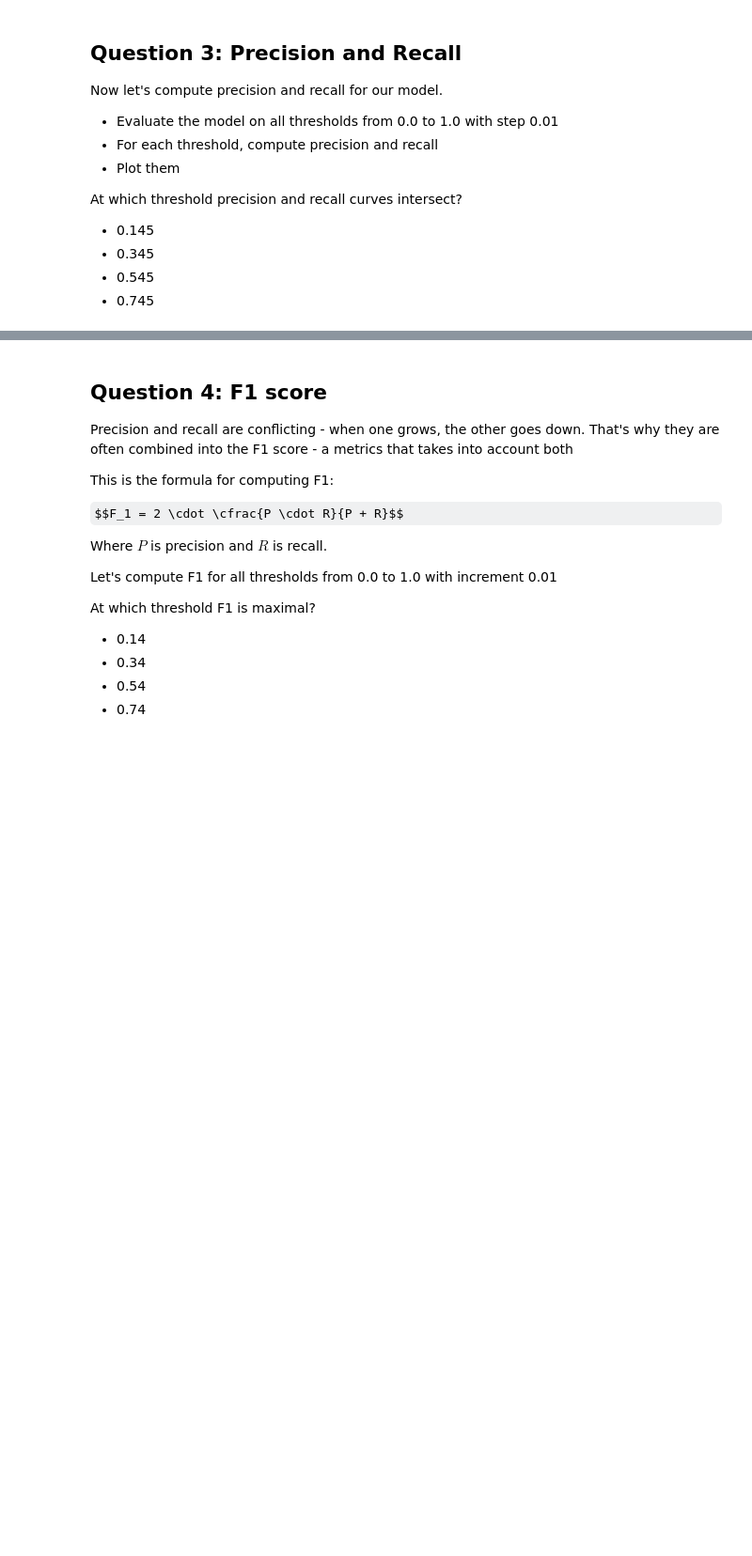
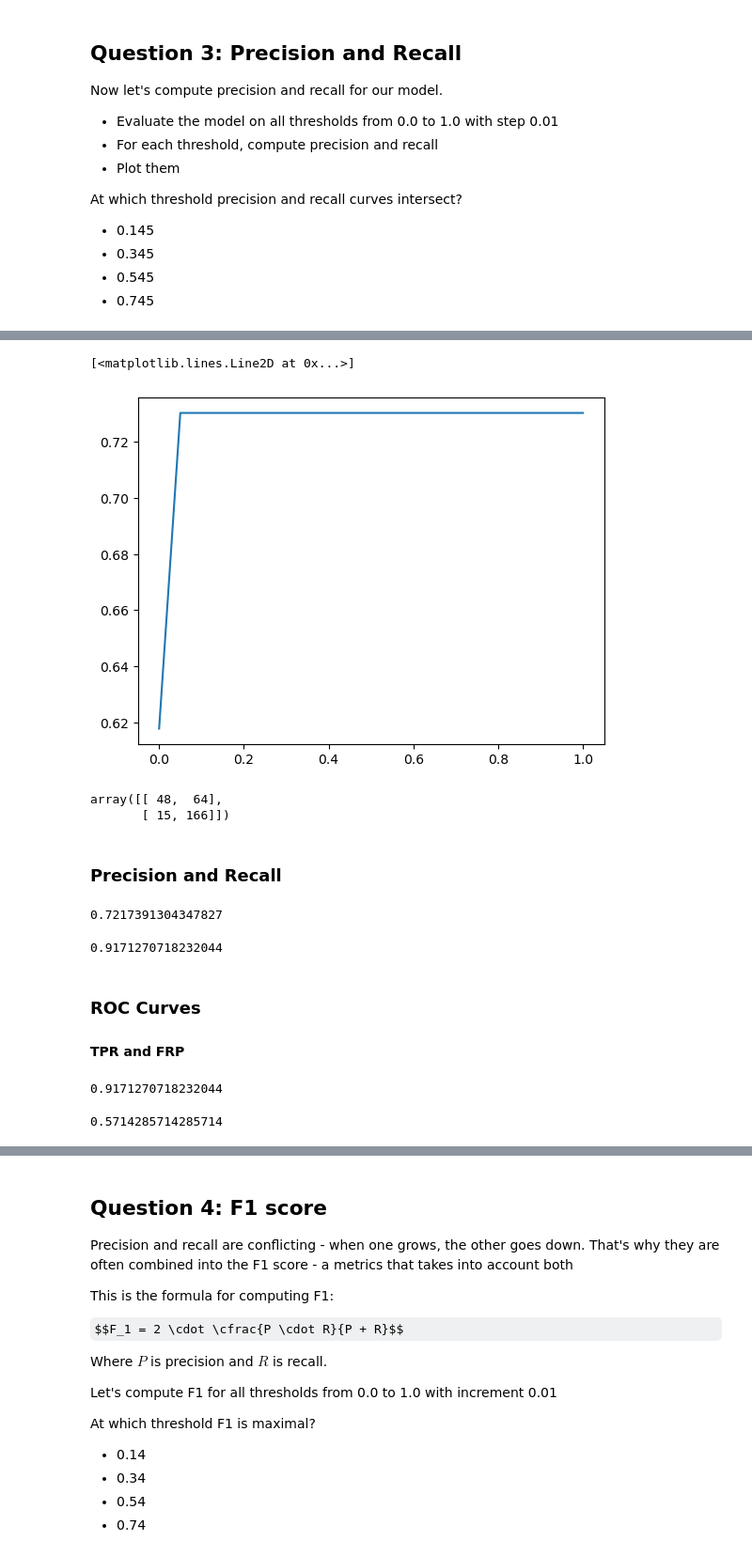
Before and after one commit to rosa-lpz/machine-learning-zoomcamp-homework, a Jupyter notebook: 04-evaluation/homework-04.ipynb, the cells around one changed output, grey strips where cells are left out. Shown at 94% size. Cells and saved outputs as stored; diff of their text form; code cells hidden in the pictures; some formulas as TeX source; blank space fills up the shorter version.

```diff
--- a/04-evaluation/homework-04.ipynb
+++ b/04-evaluation/homework-04.ipynb
@@ -228,0 +229,6 @@ What's the AUC of this model on the validation dataset? (round to 3 digits)
+# %%
+# Initialization of logistic regression model
+model = LogisticRegression(solver='liblinear', C=1.0, max_iter=1000)
+
+# Train model
+model.fit(X_train, y_train)
@@ -228,0 +251,12 @@ What's the AUC of this model on the validation dataset? (round to 3 digits)
+# %%
+# Predict on the validation data
+y_pred = model.predict(X_val)
+
+# Evaluate accuracy
+accuracy_val = accuracy_score(y_val, y_pred)
+
+# auc
+auc_val = roc_auc_score(y_val, y_pred)
+
+print(f"Accuracy: {round(accuracy_val,2)}")
+print(f"AUC: {round(auc_val,3)}")
@@ -241,3 +278,12 @@ At which threshold precision and recall curves intersect?
 * 0.345
 * 0.545
 * 0.745
+# %%
+thresholds = np.linspace(0, 1, 21)
+
+scores = []
+
+for t in thresholds:
+    score = accuracy_score(y_val, y_pred >= t)
+    print('%.2f %.3f' % (t, score))
+    scores.append(score)
@@ -243,0 +308,6 @@ At which threshold precision and recall curves intersect?
+# %%
+
+plt.plot(thresholds, scores)
+# %% [output]
+[<matplotlib.lines.Line2D at 0x...>]
+[figure, added]
@@ -243,0 +325,34 @@ At which threshold precision and recall curves intersect?
+# %%
+confusion_matrix = np.array([
+    [tn, fp],
+    [fn, tp]
+])
+confusion_matrix
+# %% [output]
+array([[ 48,  64],
+       [ 15, 166]])
+# %% [markdown]
+### Precision and Recall
+# %%
+p = tp / (tp + fp)
+p
+# %% [output]
+0.7217391304347827
+# %%
+r = tp / (tp + fn)
+r
+# %% [output]
+0.9171270718232044
+# %% [markdown]
+### ROC Curves
+#### TPR and FRP
+# %%
+tpr = tp / (tp + fn)
+tpr
+# %% [output]
+0.9171270718232044
+# %%
+fpr = fp / (fp + tn)
+fpr
+# %% [output]
+0.5714285714285714
```
Also changed, not shown: parts of 10 cells of this notebook.
